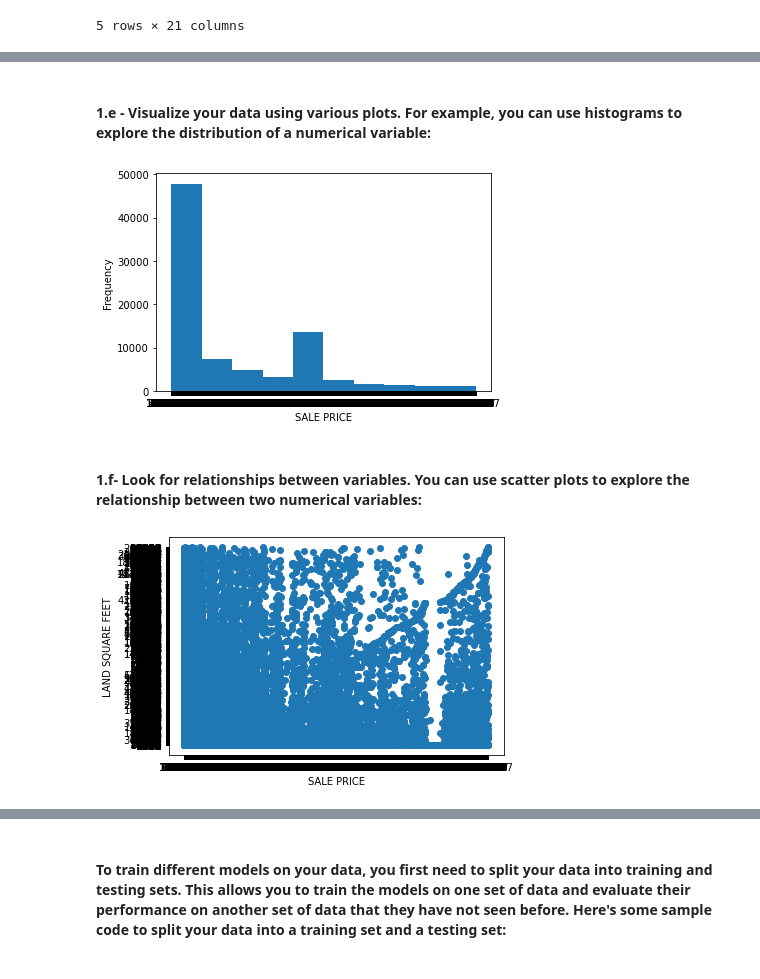
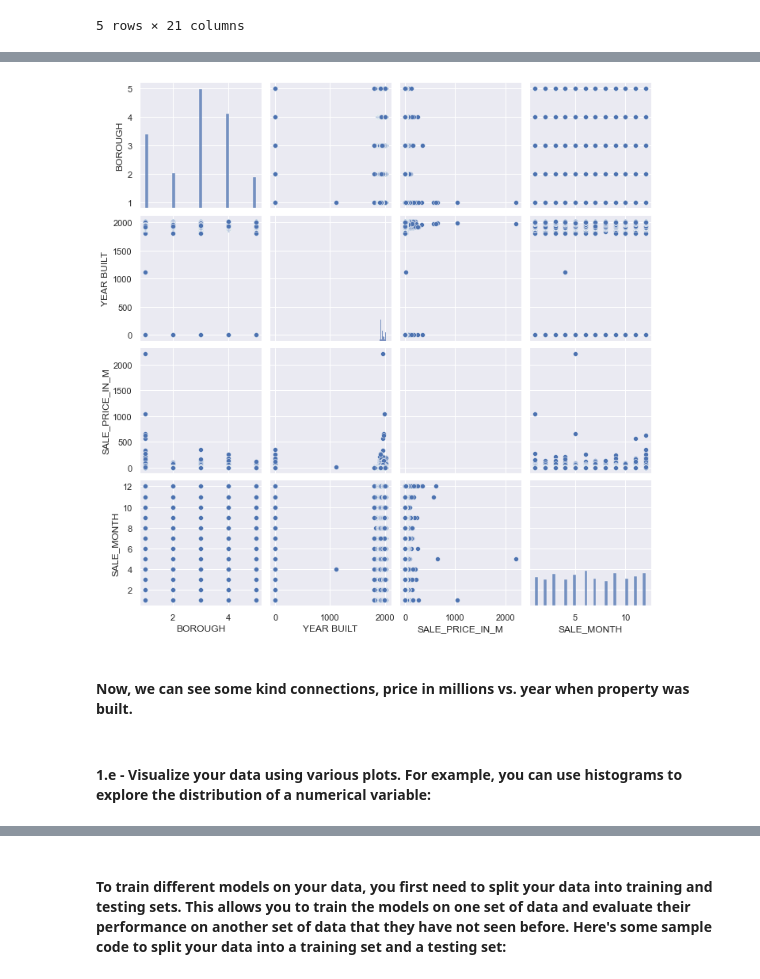
Before and after one commit to ridvan5886/Real-Estate-Sales-Records-in-NYC-Machine-Learning-Project-, a Jupyter notebook: Machine Learning Project.ipynb, the cells around one changed output, grey strips where cells are left out. Saved outputs shown, nothing was run; the diff lists cells and outputs as text; code cells hidden in the pictures.

```diff
--- a/Machine Learning Project.ipynb
+++ b/Machine Learning Project.ipynb
@@ -208,20 +438,11 @@ See the caveats in the documentation: https://pandas.pydata.org/pandas-docs/stab
+# %%
+sbs.set()
+cols = ['BOROUGH', 'YEAR BUILT', 'SALE_PRICE_IN_M', 'SALE_MONTH']
+sbs.pairplot(data1[cols],)
+plt.show();
+# %% [output]
+[figure, added]
+# %% [markdown]
+#### Now, we can see some kind connections, price in millions vs. year when property was built.
 # %% [markdown]
 #### 1.e - Visualize your data using various plots. For example, you can use histograms to explore the distribution of a numerical variable:
-# %%
-import matplotlib.pyplot as plt
-
-plt.hist(df['SALE PRICE'], bins=10)
-plt.xlabel('SALE PRICE')
-plt.ylabel('Frequency')
-plt.show()
-# %% [output]
-[figure, removed]
-# %% [markdown]
-#### 1.f- Look for relationships between variables. You can use scatter plots to explore the relationship between two numerical variables:
-# %%
-plt.scatter(df['SALE PRICE'], df['LAND SQUARE FEET'])
-plt.xlabel('SALE PRICE')
-plt.ylabel('LAND SQUARE FEET')
-plt.show()
-# %% [output]
-[figure, removed]
```
Also changed, not shown: parts of 137 cells of this notebook.
